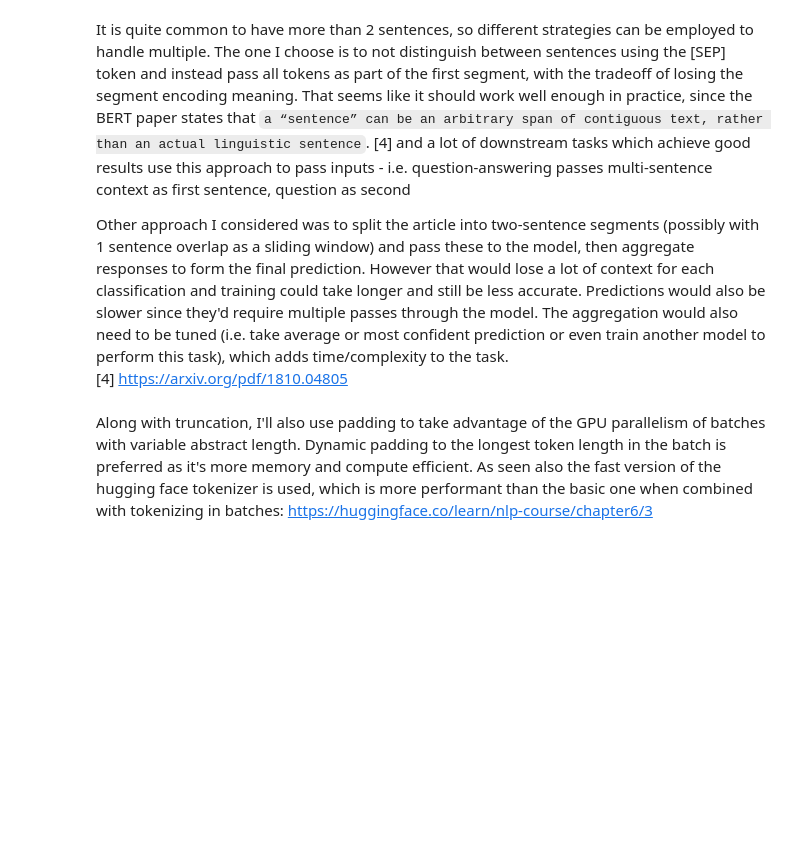
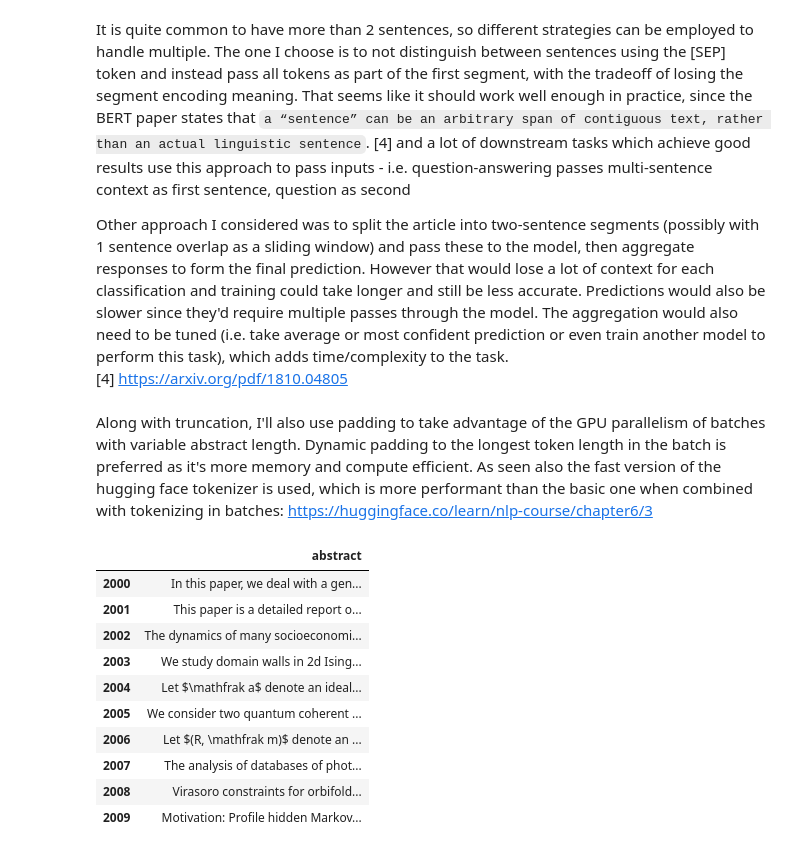
Before and after one commit to borislavab/research-classifier, a Jupyter notebook: research_classifier/analysis/analysis.ipynb, the cells around one changed output. Cells and saved outputs as stored; diff of their text form; code cells hidden in the pictures; blank space fills up the shorter version.

```diff
--- a/research_classifier/analysis/analysis.ipynb
+++ b/research_classifier/analysis/analysis.ipynb
@@ -390,3 +390,24 @@ Other approach I considered was to split the article into two-sentence segments
 [4] https://arxiv.org/pdf/1810.04805
 # %% [markdown]
 Along with truncation, I'll also use padding to take advantage of the GPU parallelism of batches with variable abstract length. Dynamic padding to the longest token length in the batch is preferred as it's more memory and compute efficient. As seen also the fast version of the hugging face tokenizer is used, which is more performant than the basic one when combined with tokenizing in batches: https://huggingface.co/learn/nlp-course/chapter6/3
+# %%
+import pandas as pd
+chunksize = 1000
+chunks = pd.read_json(dataset_path, lines=True, chunksize = chunksize)
+# %%
+pd.set_option('display.max_colwidth', None)
+first_chunk = next(chunks)
+first_chunk = first_chunk[["abstract"]]
+first_chunk.head(10)
+# %% [output]
+|  | abstract |
+| 2000 | In this paper, we deal with a gen... |
+| 2001 | This paper is a detailed report o... |
+| 2002 | The dynamics of many socioeconomi... |
+| 2003 | We study domain walls in 2d Ising... |
+| 2004 | Let $\mathfrak a$ denote an ideal... |
+| 2005 | We consider two quantum coherent ... |
+| 2006 | Let $(R, \mathfrak m)$ denote an ... |
+| 2007 | The analysis of databases of phot... |
+| 2008 | Virasoro constraints for orbifold... |
+| 2009 | Motivation: Profile hidden Markov... |
```
Also changed, not shown: parts of 10 cells of this notebook.
